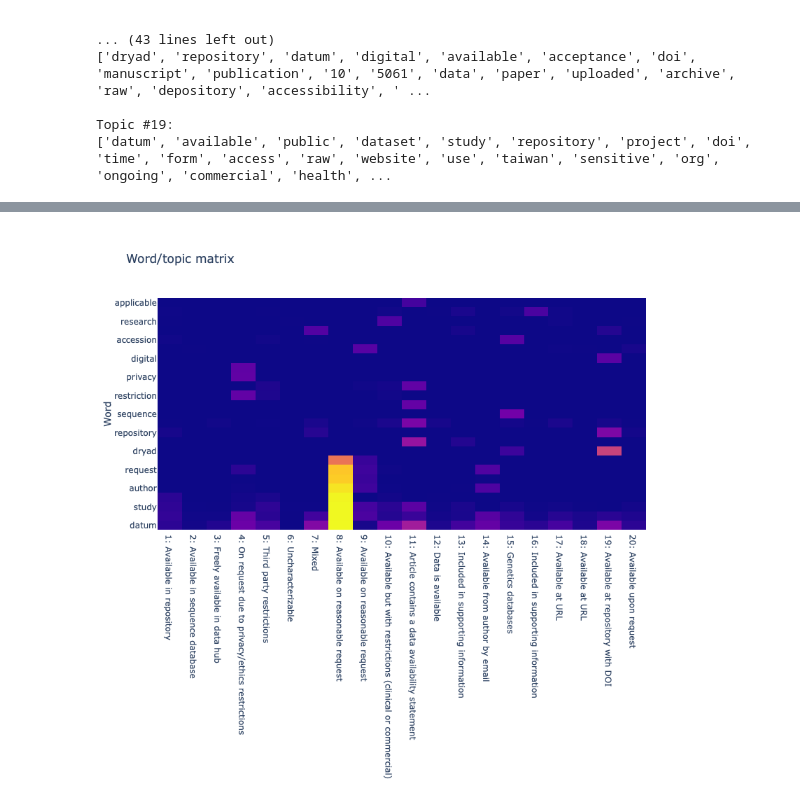
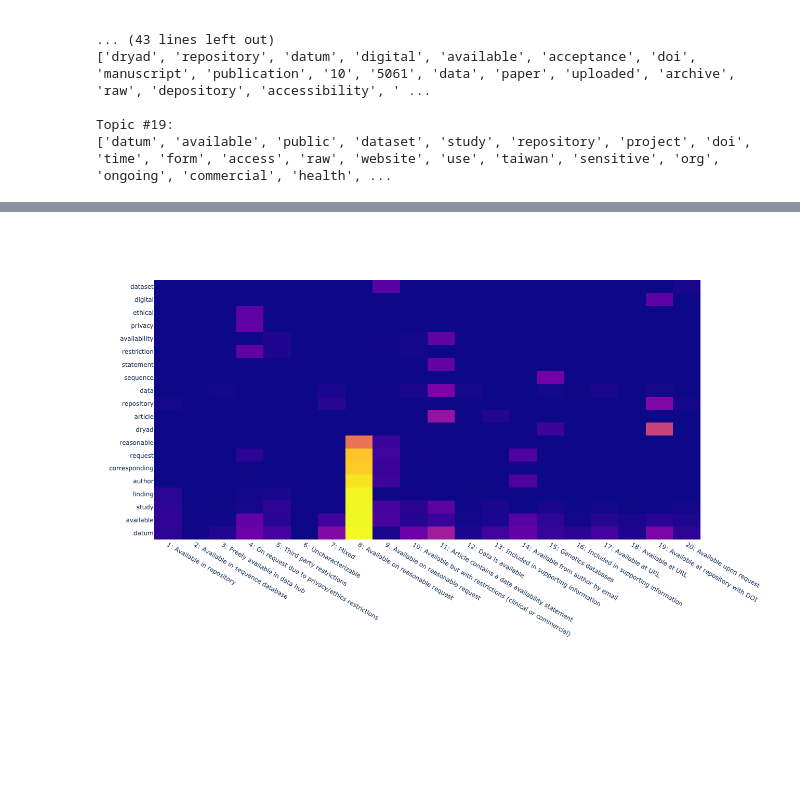
Before and after one commit to DWFlanagan/data-availability-statements, a Jupyter notebook: notebooks/0.6-DWFlanagan-LDA-vis.ipynb, the cells around one changed output, grey strips where cells are left out. Cells and saved outputs as stored; diff of their text form; code cells hidden in the pictures; blank space fills up the shorter version.

```diff
--- a/notebooks/0.6-DWFlanagan-LDA-vis.ipynb
+++ b/notebooks/0.6-DWFlanagan-LDA-vis.ipynb
@@ -271,22 +281,23 @@ word_model.head()
 # %%
 # Show topic matrix for a subset of words
 
-df = word_model.head(25)
+df = word_model.head(20)
 
 fig = go.Figure(
     data=go.Heatmap(
         z=df.values, x=df.columns, y=df.index, showscale=False
     ),
-    layout_title_text="Word/topic matrix",
-    layout_yaxis_title_text="Word",
-    layout_height=800
+    layout_title_text="",
+    layout_yaxis_title_text="",
+    layout_height=800,
+    layout_width=800,
 )
 
 fig_path = os.path.join(PROJ_ROOT + "/reports/figures/" + "0.6-06-word-topic-matrix")
 
 pio.write_html(fig, fig_path + ".html", include_plotlyjs="cdn")
-pio.write_image(fig, fig_path + ".svg")
+#pio.write_image(fig, fig_path + ".svg")
 
 fig.show()
 # %% [output]
-[figure, old version]
+[figure, new version]
```
Also changed, not shown: parts of 4 cells of this notebook, 6 other files.
